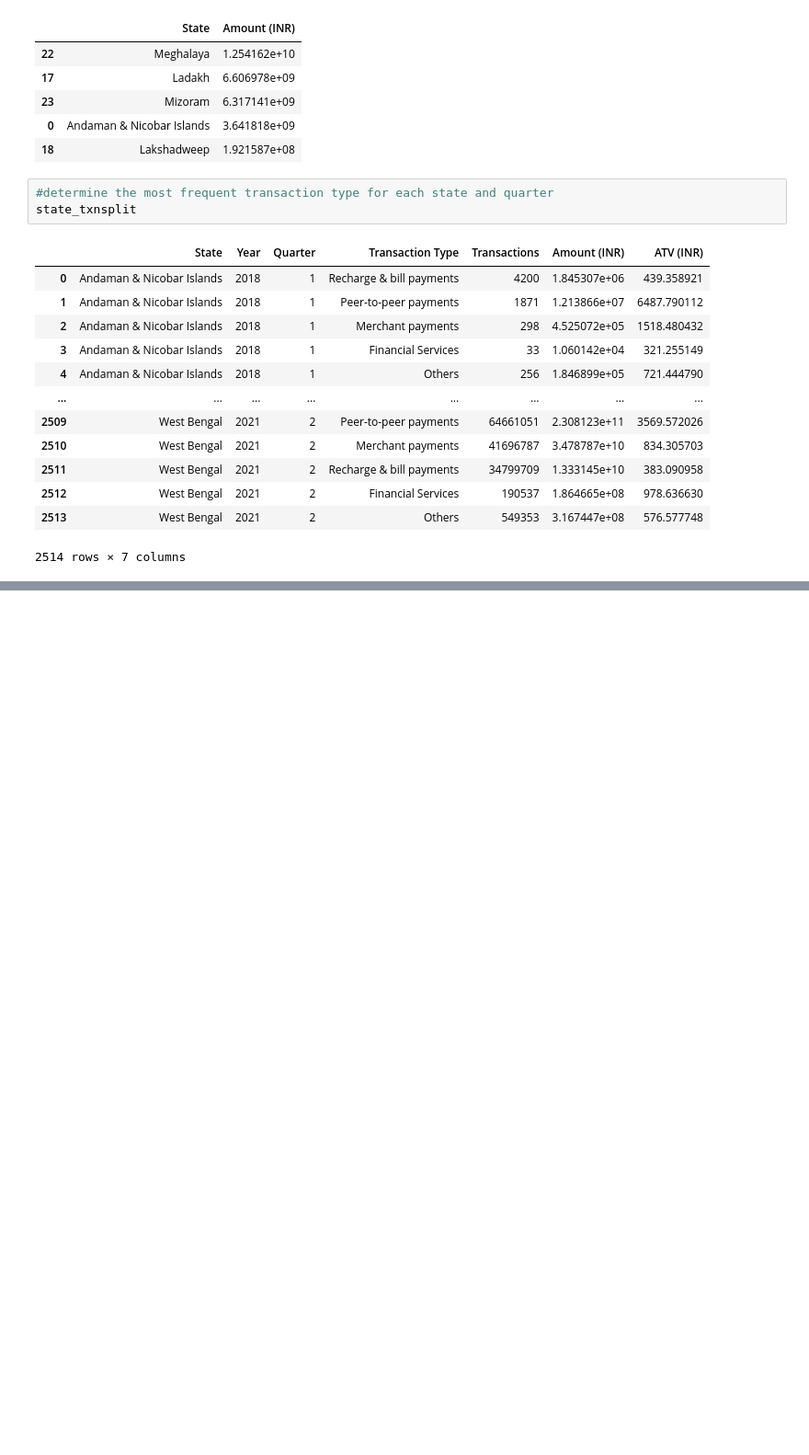
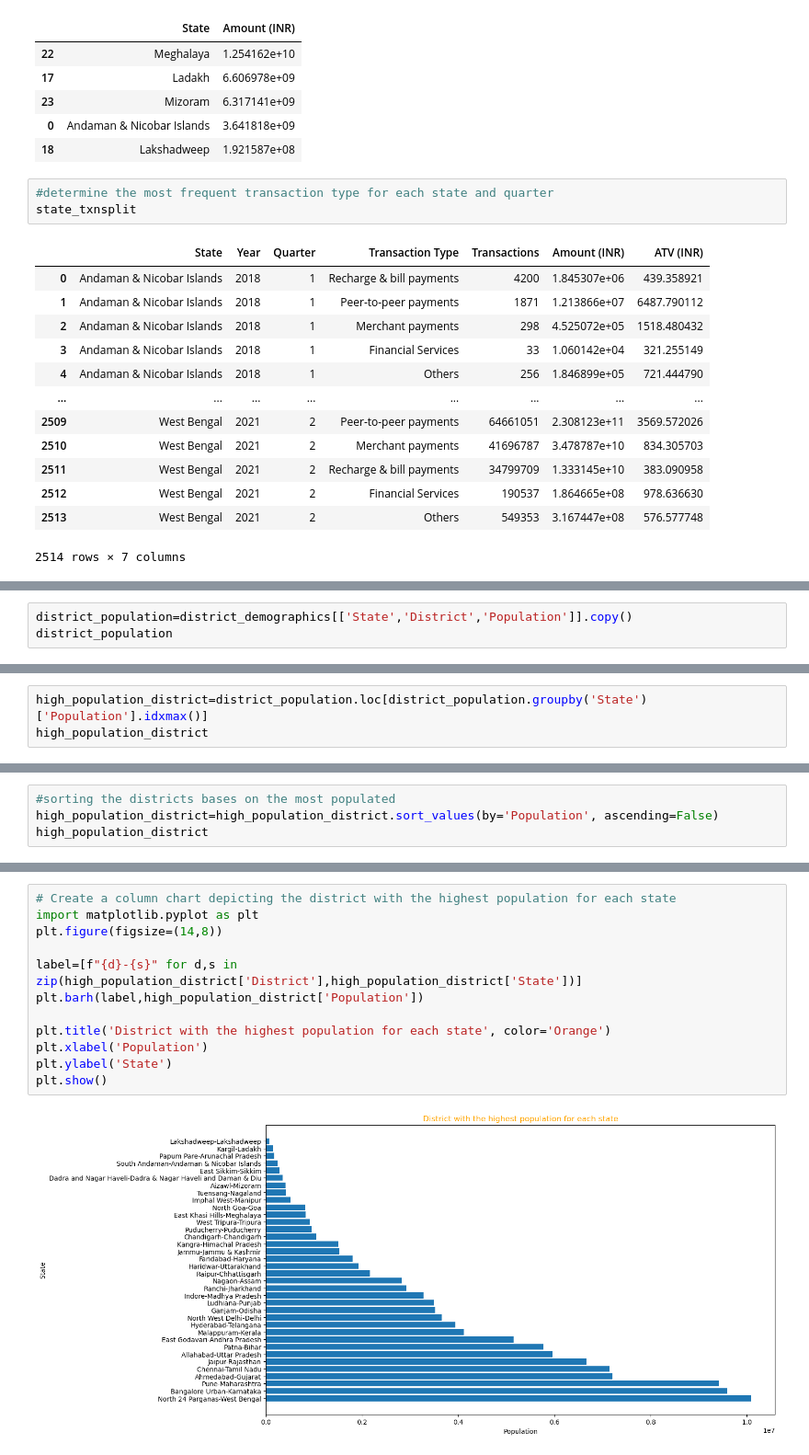
Before and after one commit to Shyam1327/PhonePe_Case_Study_Analysis, a Jupyter notebook: PhonePe.ipynb, the cells around one changed output, grey strips where cells are left out. Shown at 92% size. Saved outputs shown, nothing was run; the diff lists cells and outputs as text; blank space fills up the shorter version.

```diff
--- a/PhonePe.ipynb
+++ b/PhonePe.ipynb
@@ -569,0 +678,3 @@ freq_txn_type
+# %%
+district_population=district_demographics[['State','District','Population']].copy()
+district_population
@@ -569,0 +695,3 @@ freq_txn_type
+# %%
+high_population_district=district_population.loc[district_population.groupby('State')['Population'].idxmax()]
+high_population_district
@@ -569,0 +716,4 @@ freq_txn_type
+# %%
+#sorting the districts bases on the most populated
+high_population_district=high_population_district.sort_values(by='Population', ascending=False)
+high_population_district
@@ -569,0 +738,14 @@ freq_txn_type
+# %%
+# Create a column chart depicting the district with the highest population for each state
+import matplotlib.pyplot as plt
+plt.figure(figsize=(14,8))
+
+label=[f"{d}-{s}" for d,s in zip(high_population_district['District'],high_population_district['State'])]
+plt.barh(label,high_population_district['Population'])
+
+plt.title('District with the highest population for each state', color='Orange')
+plt.xlabel('Population')
+plt.ylabel('State')
+plt.show()
+# %% [output]
+[figure, added]
```
Also changed, not shown: parts of 16 cells of this notebook.
